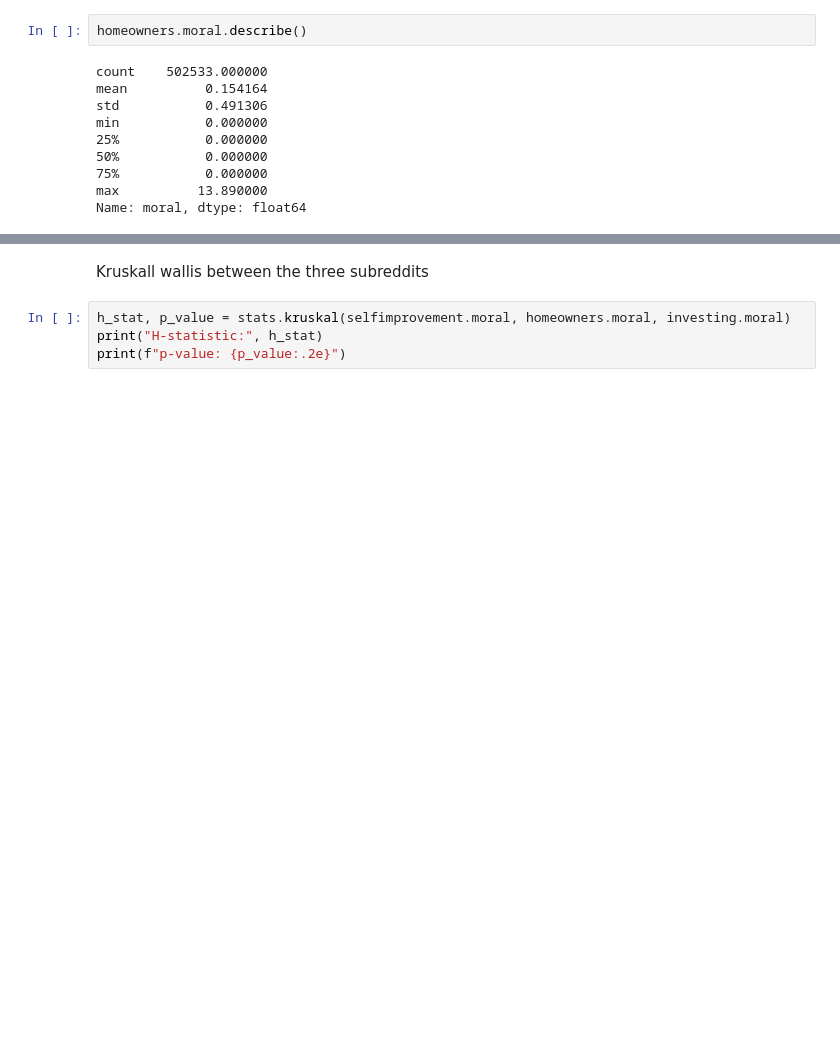
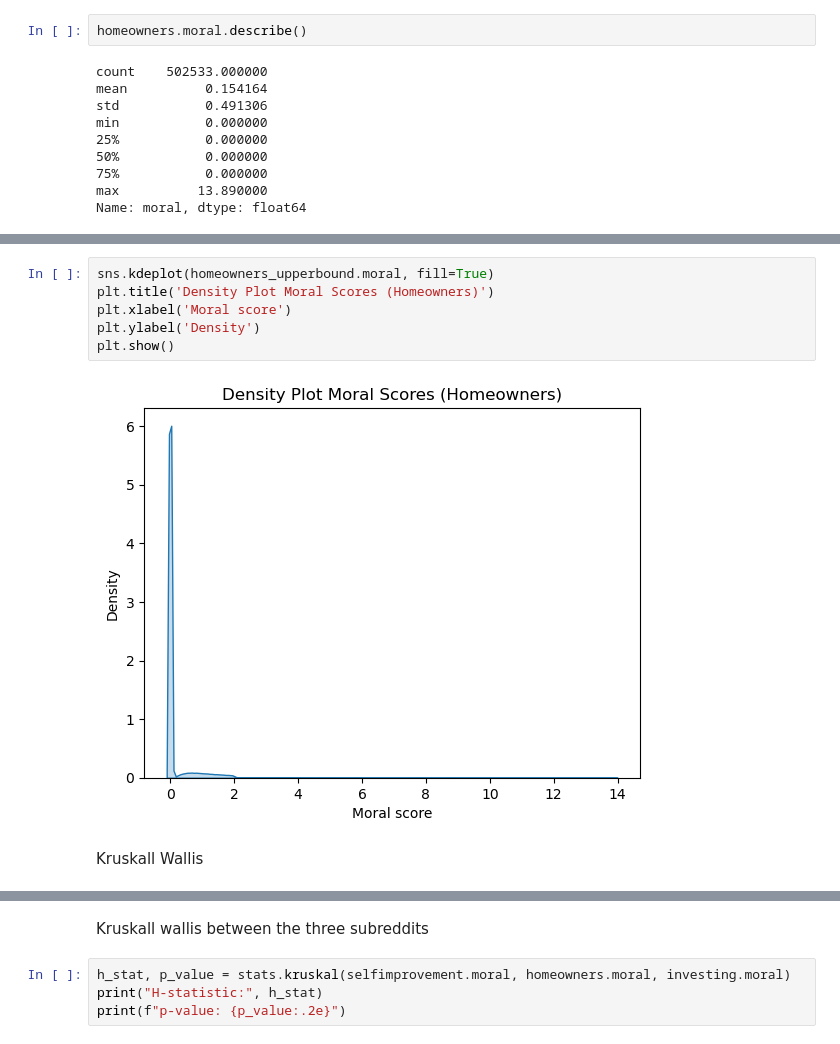
Before and after one commit to natashacarpcast/moralization-selfimprovement, a Jupyter notebook: 06-stats-tests.ipynb, the cells around one changed output, grey strips where cells are left out. Saved outputs shown, nothing was run; the diff lists cells and outputs as text; blank space fills up the shorter version.

```diff
--- a/06-stats-tests.ipynb
+++ b/06-stats-tests.ipynb
@@ -95,0 +164,10 @@ print(percentiles_table)
+# %%
+sns.kdeplot(homeowners_upperbound.moral, fill=True)
+plt.title('Density Plot Moral Scores (Homeowners)')
+plt.xlabel('Moral score')
+plt.ylabel('Density')
+plt.show()
+# %% [output]
+[figure, added]
+# %% [markdown]
+Kruskall Wallis
```
Also changed, not shown: parts of 55 cells of this notebook.
